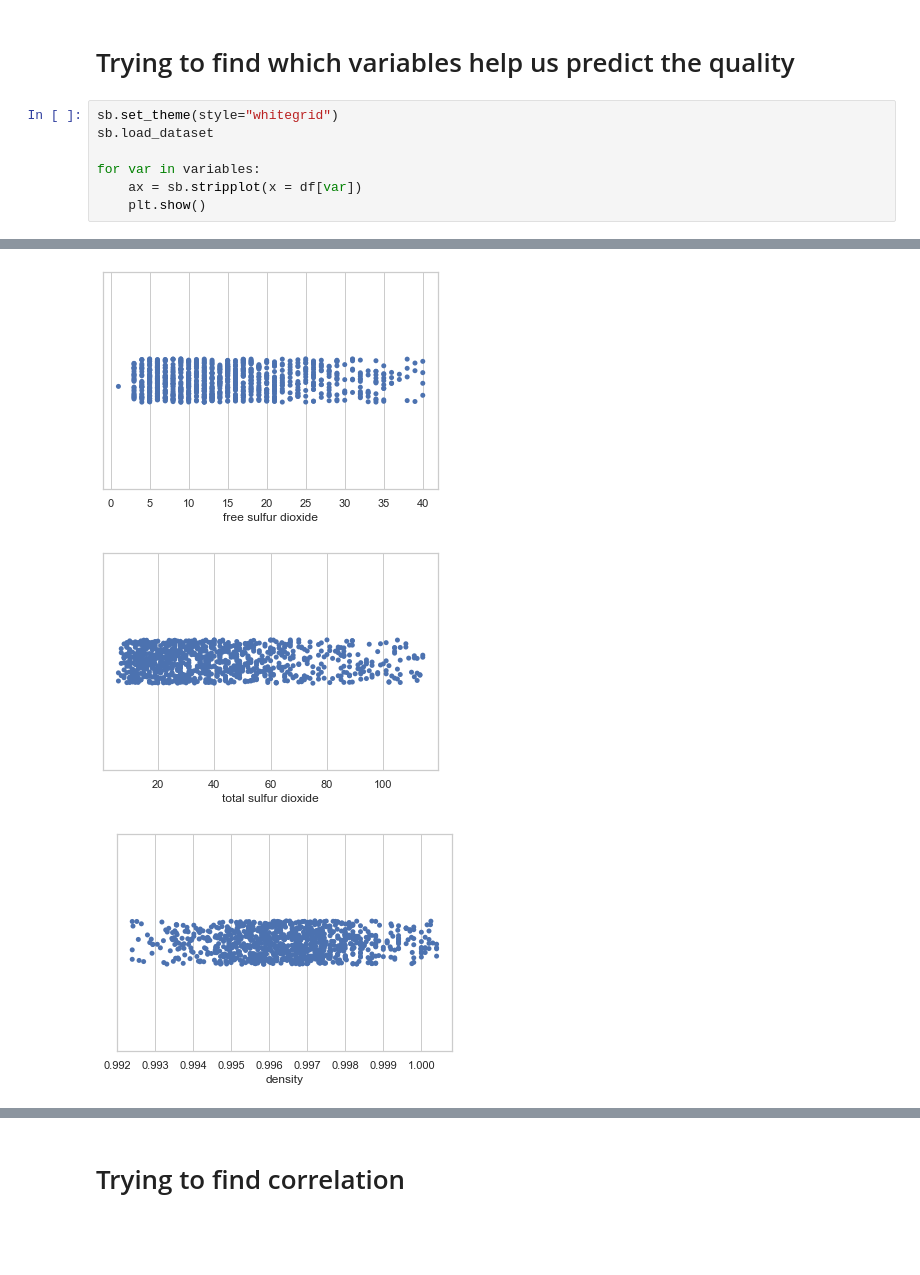
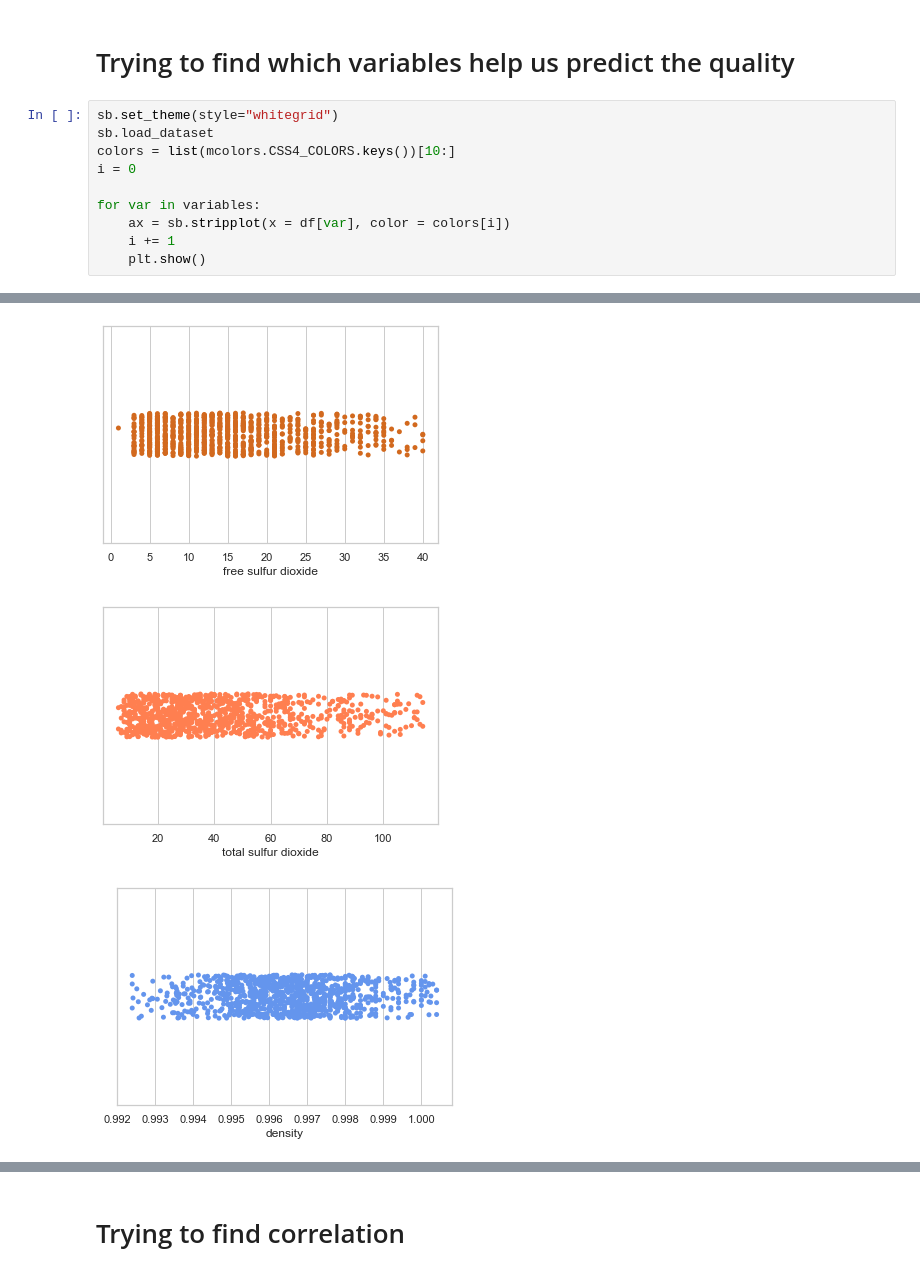
Before and after one commit to danxuZhang/WineQuality, a Jupyter notebook: src/eda.ipynb, the cells around one changed output, grey strips where cells are left out. Drawn from its saved outputs; the diff is of its cells as text; blank space fills up the shorter version.

```diff
--- a/src/eda.ipynb
+++ b/src/eda.ipynb
@@ -117,8 +117,11 @@ alcohol                            82
 # %%
 sb.set_theme(style="whitegrid")
 sb.load_dataset
+colors = list(mcolors.CSS4_COLORS.keys())[10:]
+i = 0
 
 for var in variables:
-    ax = sb.stripplot(x = df[var])
+    ax = sb.stripplot(x = df[var], color = colors[i])
+    i += 1
     plt.show()
 # %% [output]
@@ -130,3 +133,3 @@ for var in variables:
-[figure, old version]
+[figure, new version]
-[figure, old version]
+[figure, new version]
-[figure, old version]
+[figure, new version]
```
Also changed, not shown: parts of 1 cell of this notebook, 1 other file.
